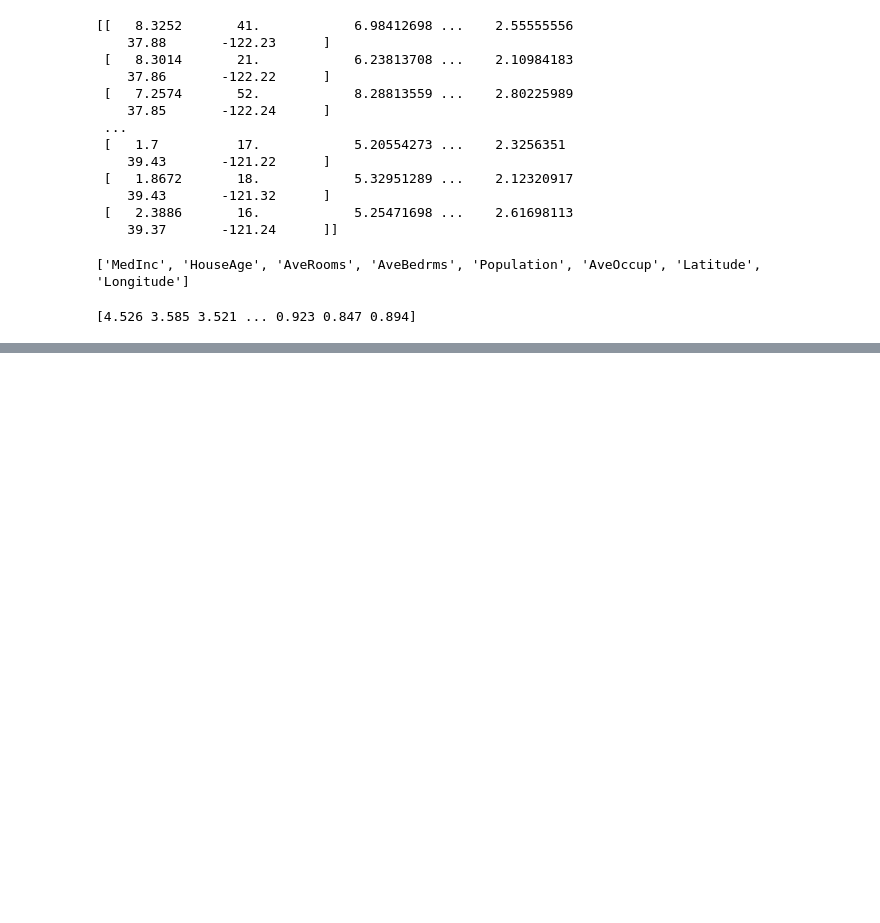
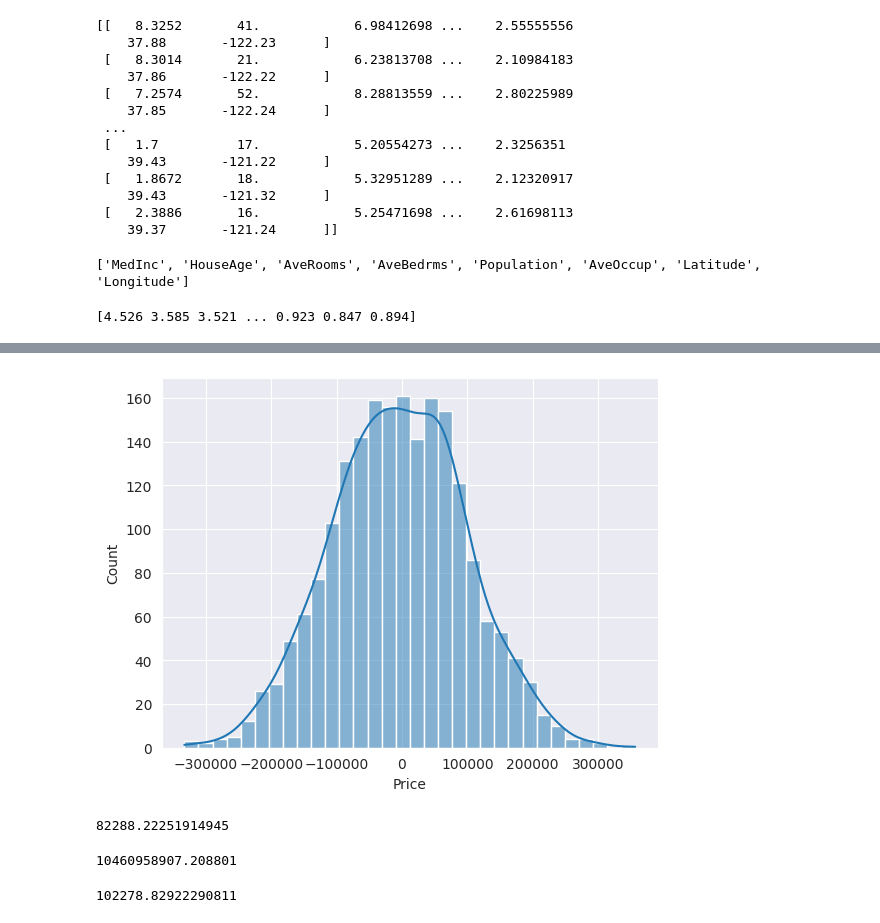
Before and after one commit to Sayeed843/Machine-Learning-Algorithms-, a Jupyter notebook: Linear Regression/linear-regression-model.ipynb, the cells around one changed output, grey strips where cells are left out. Saved outputs shown, nothing was run; the diff lists cells and outputs as text; code cells hidden in the pictures; blank space fills up the shorter version.

```diff
--- a/Linear Regression/linear-regression-model.ipynb
+++ b/Linear Regression/linear-regression-model.ipynb
@@ -260,0 +292,5 @@ print(cali_house['target'])
+# %%
+sns.histplot((y_test-predictions), kde=True)
+plt.show()
+# %% [output]
+[figure, added]
@@ -260,0 +299,12 @@ print(cali_house['target'])
+# %%
+metrics.mean_absolute_error(y_test, predictions)
+# %% [output]
+82288.22251914945
+# %%
+metrics.mean_squared_error(y_test, predictions)
+# %% [output]
+10460958907.208801
+# %%
+np.sqrt(metrics.mean_squared_error(y_test, predictions))
+# %% [output]
+102278.82922290811
```
Also changed, not shown: parts of 8 cells of this notebook.
